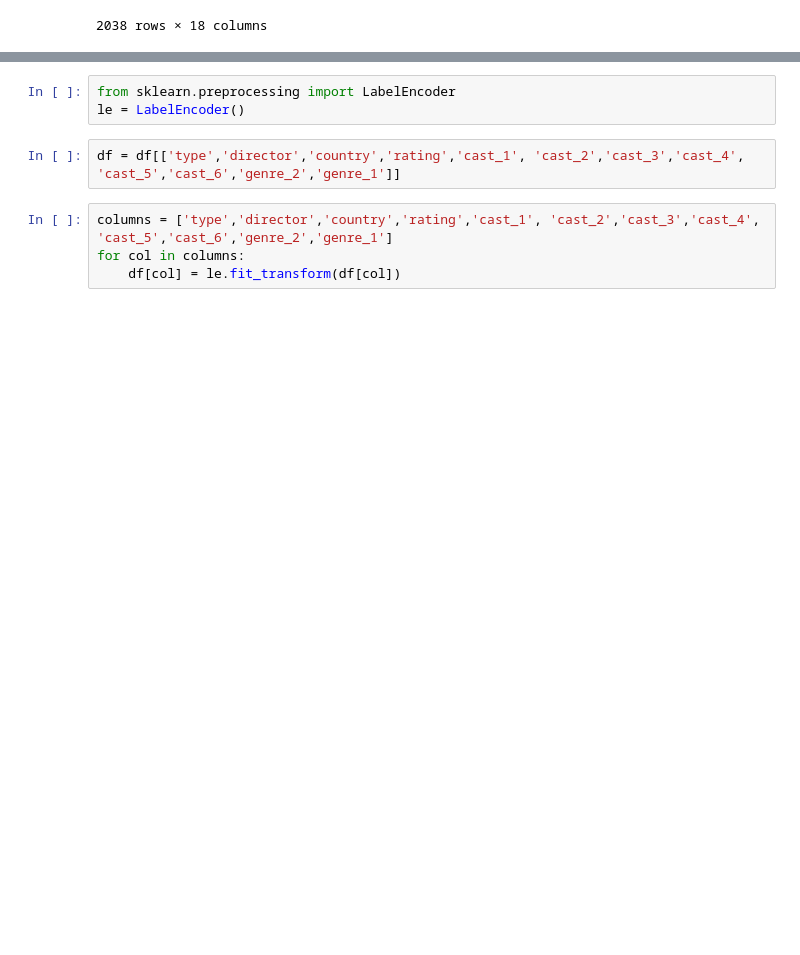
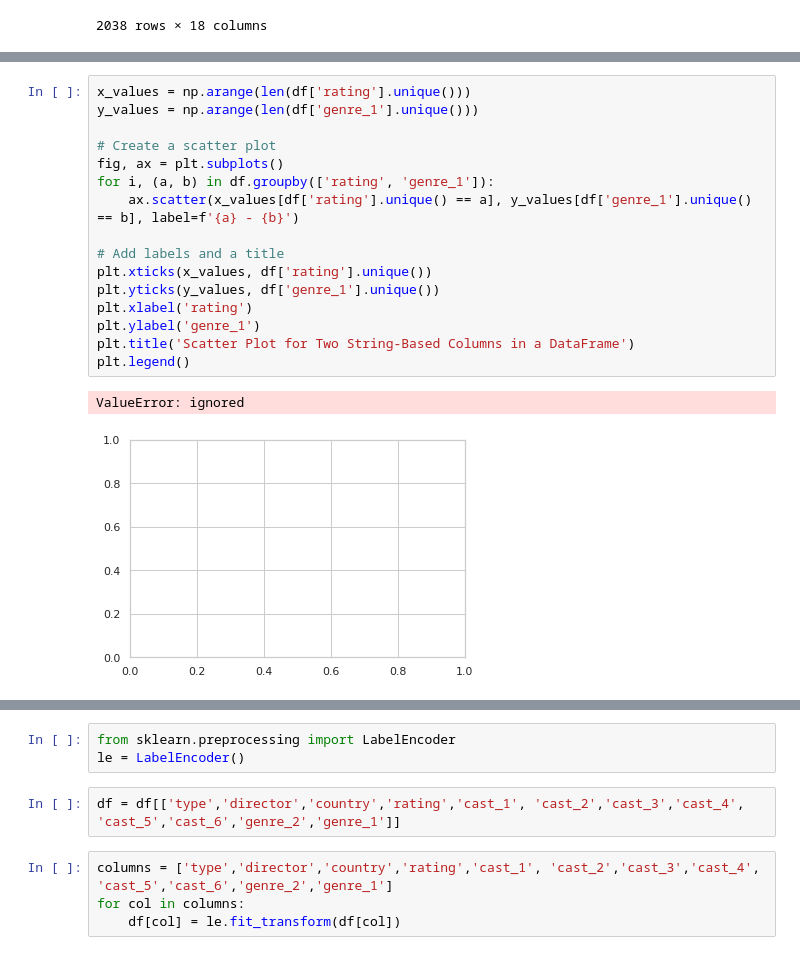
Before and after one commit to akashganesan1/Netflix-Shows-Movies-Genre-Prediction, a Jupyter notebook: Netflix Genre Prediction.ipynb, the cells around one changed output, grey strips where cells are left out. Drawn from its saved outputs; the diff is of its cells as text; blank space fills up the shorter version.

```diff
--- a/Netflix Genre Prediction.ipynb
+++ b/Netflix Genre Prediction.ipynb
@@ -274,3 +314,22 @@ df
+# %%
+x_values = np.arange(len(df['rating'].unique()))
+y_values = np.arange(len(df['genre_1'].unique()))
+
+# Create a scatter plot
+fig, ax = plt.subplots()
+for i, (a, b) in df.groupby(['rating', 'genre_1']):
+    ax.scatter(x_values[df['rating'].unique() == a], y_values[df['genre_1'].unique() == b], label=f'{a} - {b}')
+
+# Add labels and a title
+plt.xticks(x_values, df['rating'].unique())
+plt.yticks(y_values, df['genre_1'].unique())
+plt.xlabel('rating')
+plt.ylabel('genre_1')
+plt.title('Scatter Plot for Two String-Based Columns in a DataFrame')
+plt.legend()
+# %% [output]
+ValueError: ignored
+[figure, added]
 # %%
 import pandas as pd
 from sklearn.feature_extraction.text import TfidfVectorizer
```
Also changed, not shown: parts of 14 cells of this notebook.
